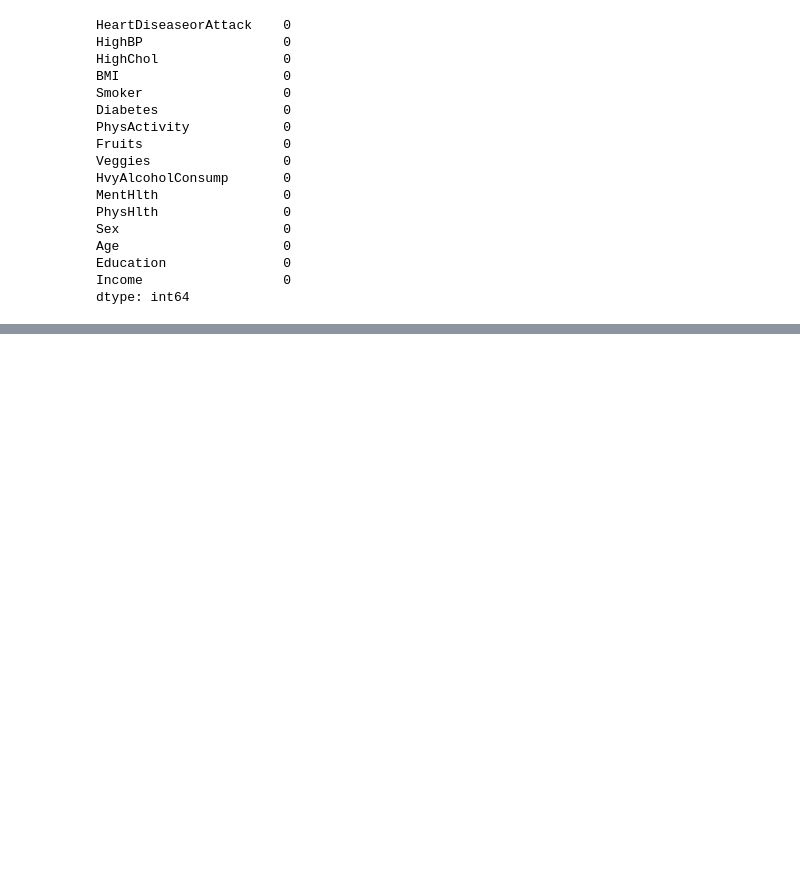
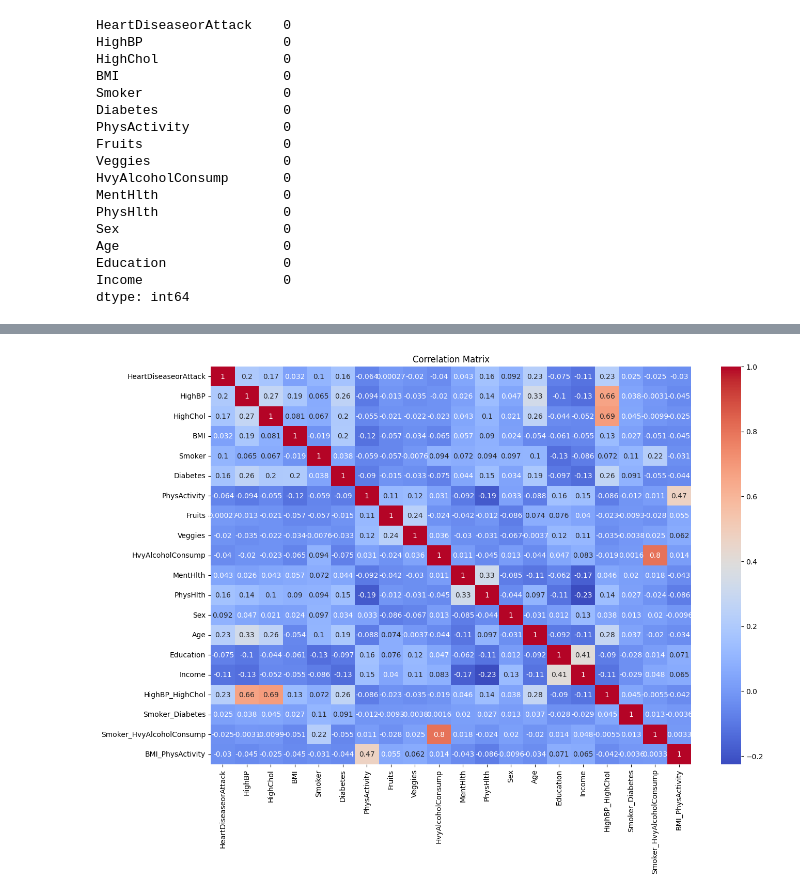
Before and after one commit to Naman-1274/Heart-diseases-predictor, a Jupyter notebook: heart_desease_predeictor/Main.ipynb, the cells around one changed output, grey strips where cells are left out. Cells and saved outputs as stored; diff of their text form; code cells hidden in the pictures; blank space fills up the shorter version.

```diff
--- a/heart_desease_predeictor/Main.ipynb
+++ b/heart_desease_predeictor/Main.ipynb
@@ -73,0 +98,8 @@ for feature in numeric_features:
+# %%
+Matrix = data.corr()
+plt.figure(figsize=(15, 10))
+sns.heatmap(Matrix, annot=True, cmap='coolwarm')
+plt.title('Correlation Matrix')
+plt.show()
+# %% [output]
+[figure, added]
```
Also changed, not shown: parts of 7 cells of this notebook.
